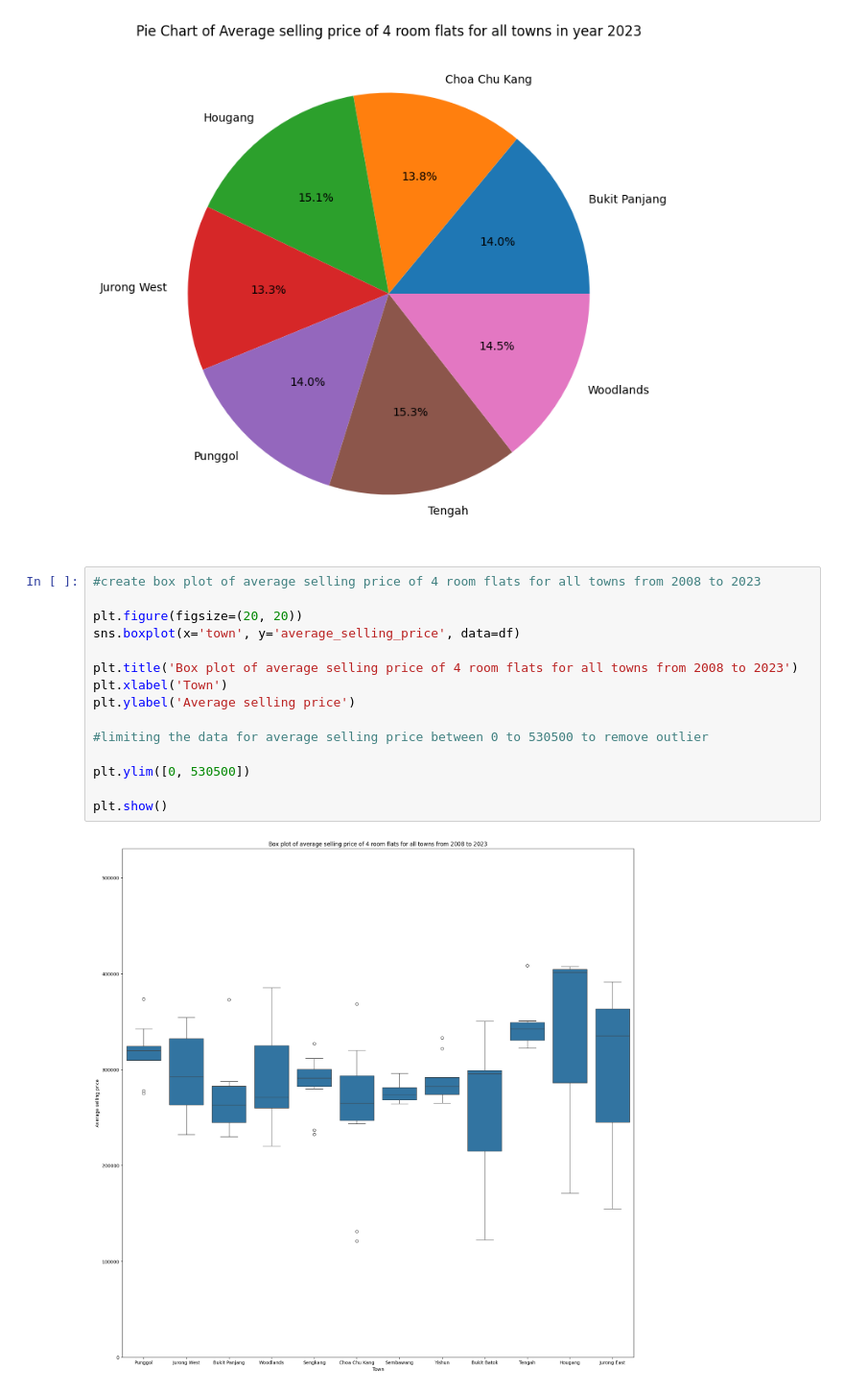
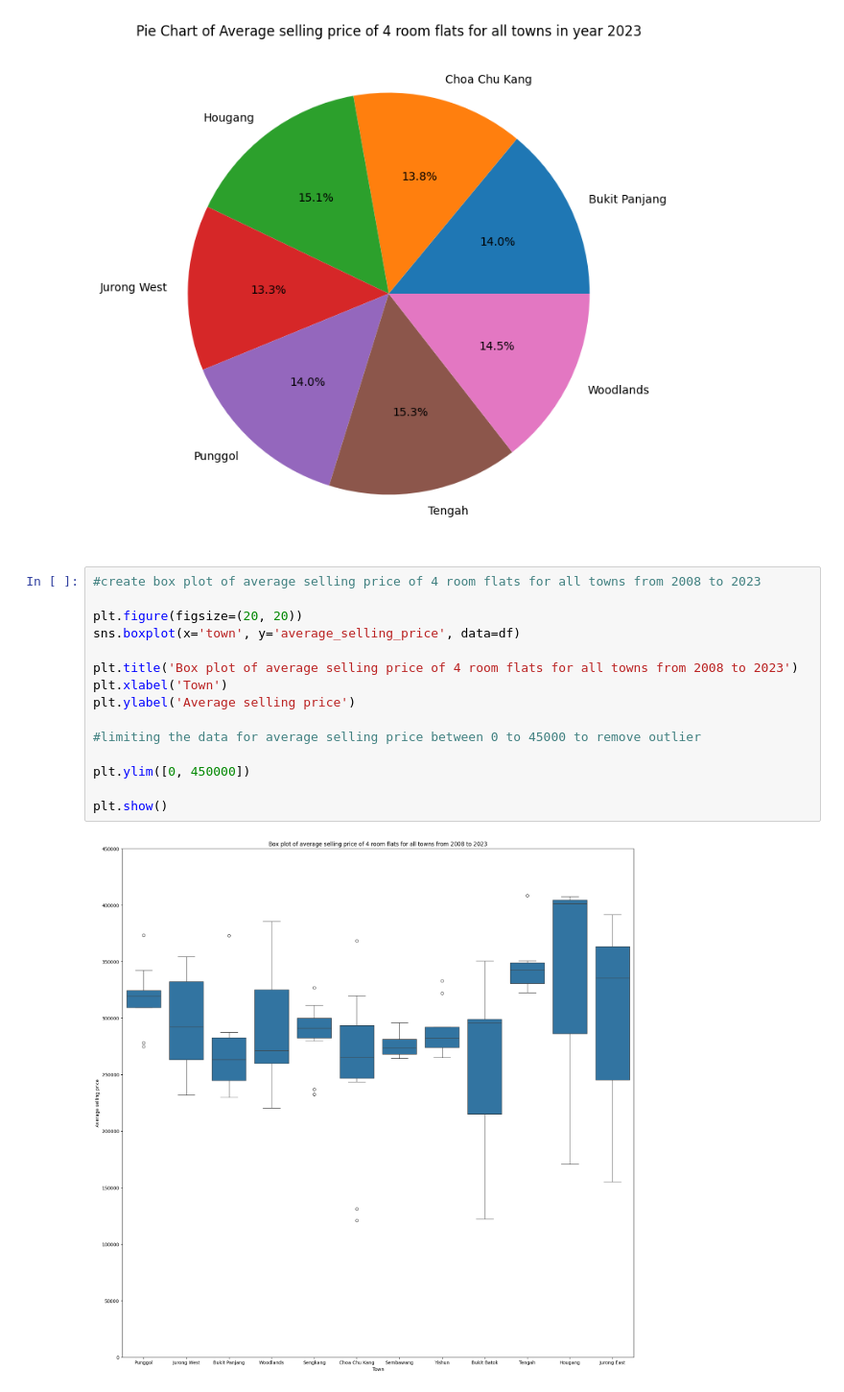
Before and after one commit to hanafi89/7FTC2004-ADS1-CW-1, a Jupyter notebook: 7FTC2004_ADS1_CW_1_(final).ipynb, the cells around one changed output. Shown at 96% size. Saved outputs shown, nothing was run; the diff lists cells and outputs as text.

```diff
--- a/7FTC2004_ADS1_CW_1_(final).ipynb
+++ b/7FTC2004_ADS1_CW_1_(final).ipynb
@@ -150,17 +150,17 @@ plt.show()
 # %%
 #create box plot of average selling price of 4 room flats for all towns from 2008 to 2023
 
 plt.figure(figsize=(20, 20))
 sns.boxplot(x='town', y='average_selling_price', data=df)
 
 plt.title('Box plot of average selling price of 4 room flats for all towns from 2008 to 2023')
 plt.xlabel('Town')
 plt.ylabel('Average selling price')
 
-#limiting the data for average selling price between 0 to 530500 to remove outlier
+#limiting the data for average selling price between 0 to 45000 to remove outlier
 
-plt.ylim([0, 530500])
+plt.ylim([0, 450000])
 
 plt.show()
 # %% [output]
-[figure, old version]
+[figure, new version]
```
